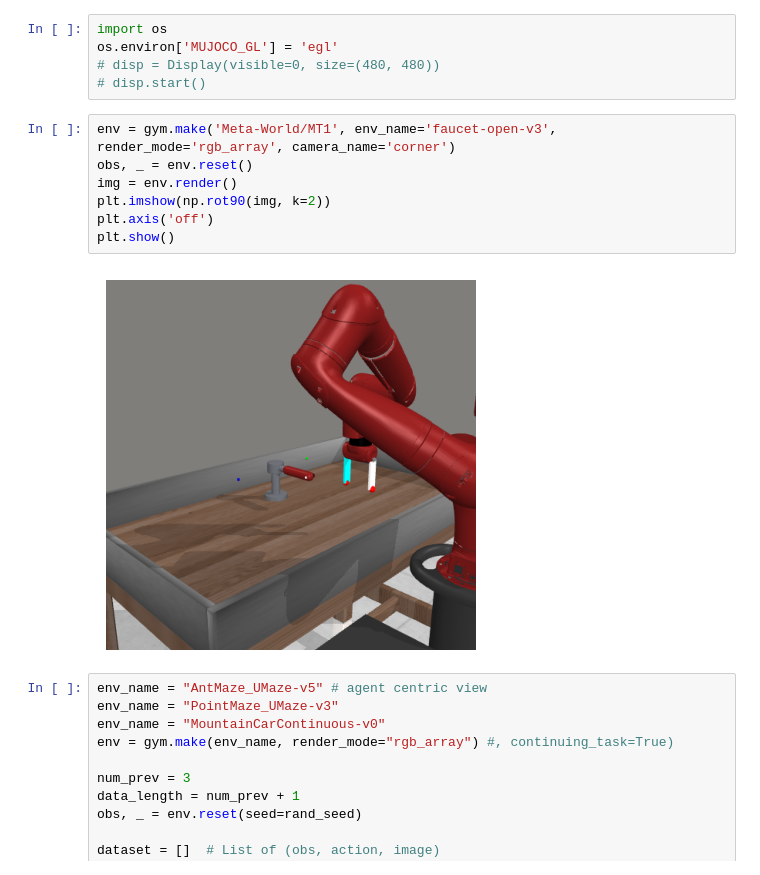
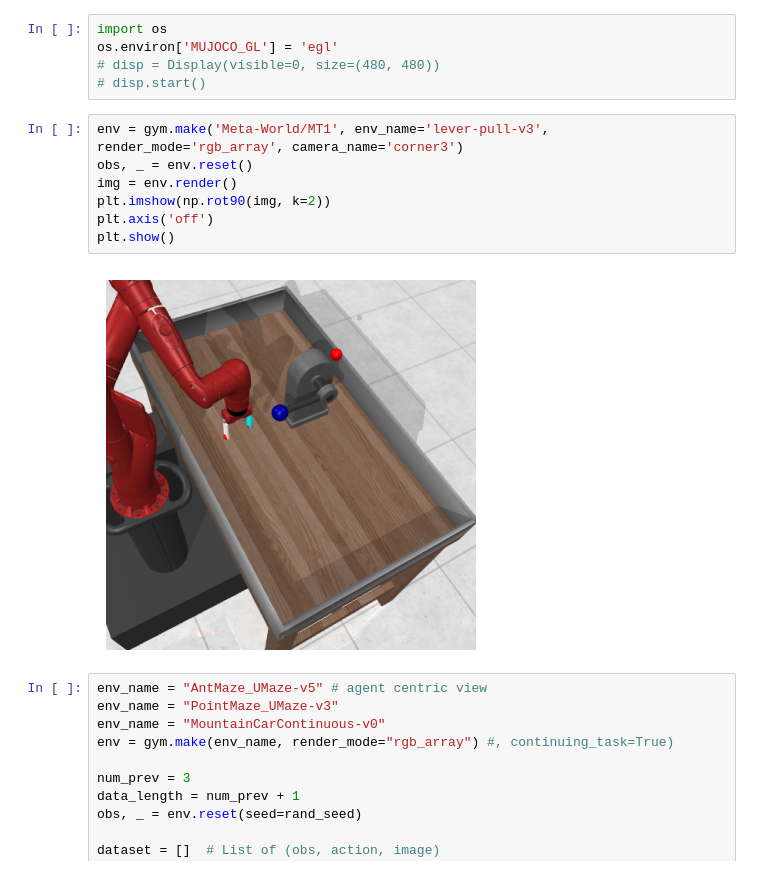
Before and after one commit to jarmibe7/E2C, a Jupyter notebook: src/data_gen/data_test.ipynb, the cells around one changed output. Saved outputs shown, nothing was run; the diff lists cells and outputs as text.

```diff
--- a/src/data_gen/data_test.ipynb
+++ b/src/data_gen/data_test.ipynb
@@ -24,14 +24,14 @@ os.environ['MUJOCO_GL'] = 'egl'
 # disp = Display(visible=0, size=(480, 480))
 # disp.start()
 # %%
-env = gym.make('Meta-World/MT1', env_name='faucet-open-v3', render_mode='rgb_array', camera_name='corner')
+env = gym.make('Meta-World/MT1', env_name='lever-pull-v3', render_mode='rgb_array', camera_name='corner3')
 obs, _ = env.reset()
 img = env.render()
 plt.imshow(np.rot90(img, k=2))
 plt.axis('off')
 plt.show()
 # %% [output]
-[figure, old version]
+[figure, new version]
 # %%
 env_name = "AntMaze_UMaze-v5" # agent centric view
 env_name = "PointMaze_UMaze-v3"
```
Also changed, not shown: 1 other file.
